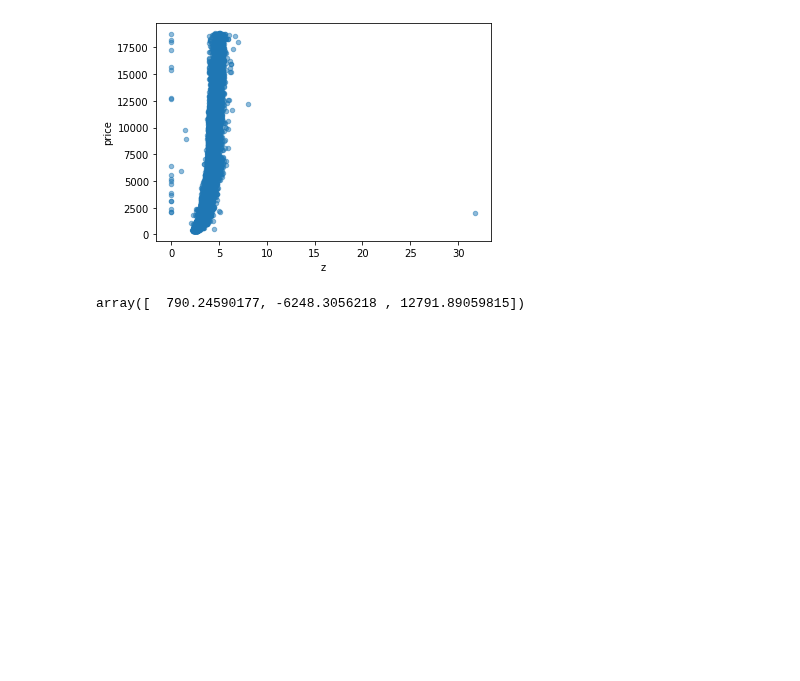
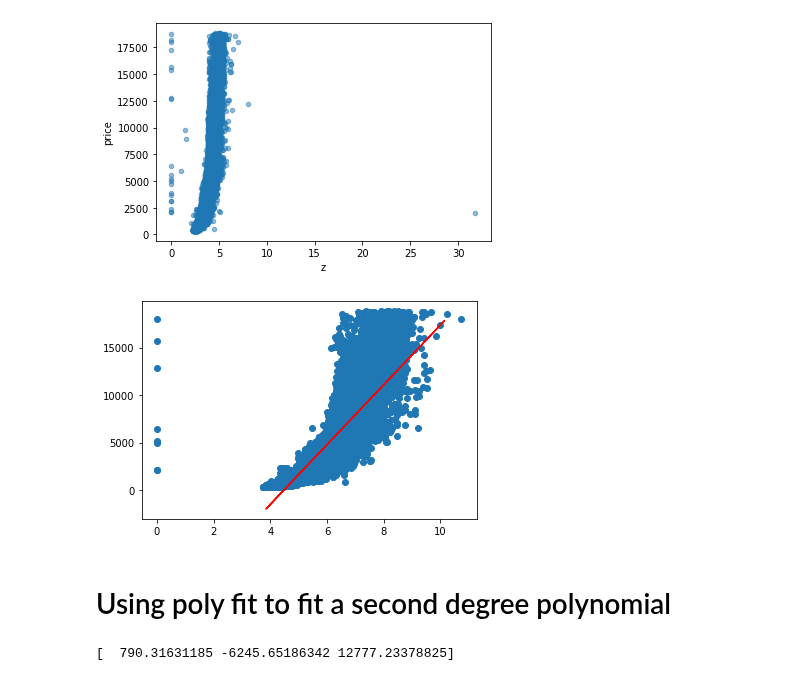
Before and after one commit to silvererudite/30-for-30-ml-projects, a Jupyter notebook: supervised/predicting-diamond-price.ipynb, the cells around one changed output. Drawn from its saved outputs; the diff is of its cells as text; code cells hidden in the pictures; blank space fills up the shorter version.

Commit message:
Day: 39 Kaggle Notebook | predicting Diamond Price | Ridge regression and polyfit

```diff
--- a/supervised/predicting-diamond-price.ipynb
+++ b/supervised/predicting-diamond-price.ipynb
@@ -119,4 +120,22 @@ df.plot(x='z', y='price', kind="scatter", alpha=0.5)
 # %% [output]
 <AxesSubplot:xlabel='z', ylabel='price'>
 [figure]
+# %%
+X = df['x'].to_numpy().reshape(-1, 1)
+y = df['price'].to_numpy().reshape(-1, 1)
+# %%
+X_train, X_test, y_train, y_test = train_test_split(
+    X, y, test_size=0.1, random_state=42)
+# %%
+ridge_reg = Ridge(alpha=1e-05)
+ridge_reg.fit(X_train, y_train)
+preds = ridge_reg.predict(X_test)
+# %%
+plt.scatter(X_train, y_train)
+plt.plot(X_test, preds, "r-")
+plt.show()
+# %% [output]
+[figure, added]
+# %% [markdown]
+# Using poly fit to fit a second degree polynomial
 # %%
@@ -126,4 +143,0 @@ z = np.polyfit(x, y, 2)
-# %%
-z
-# %% [output]
-array([  790.24590177, -6248.3056218 , 12791.89059815])
@@ -129,0 +147,6 @@ array([  790.24590177, -6248.3056218 , 12791.89059815])
+# %%
+z = np.polyfit(X_train, y_train, 2)
+
+print(z)
+# %% [output]
+[  790.31631185 -6245.65186342 12777.23378825]
```
Also changed, not shown: parts of 6 cells of this notebook.
